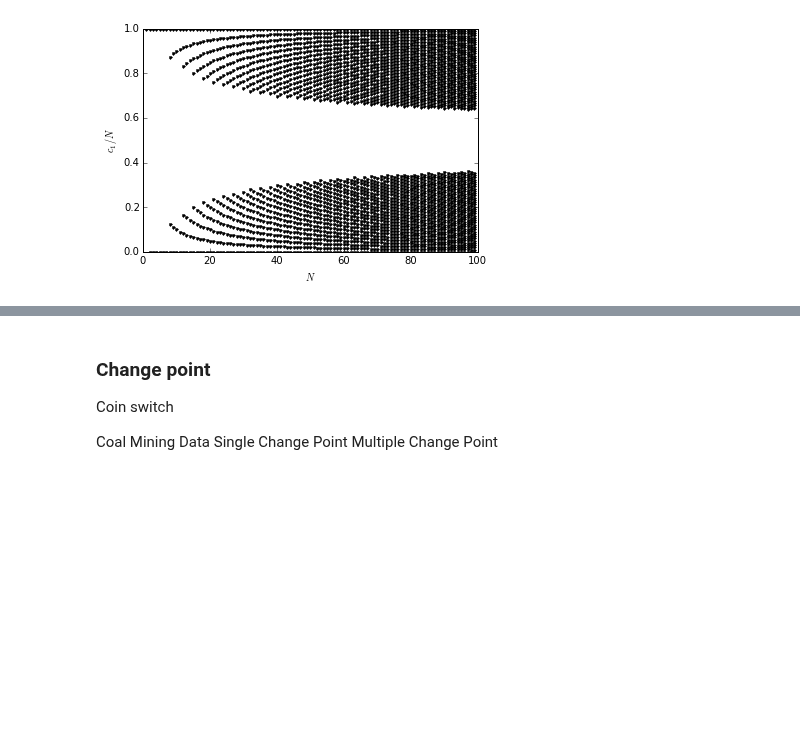
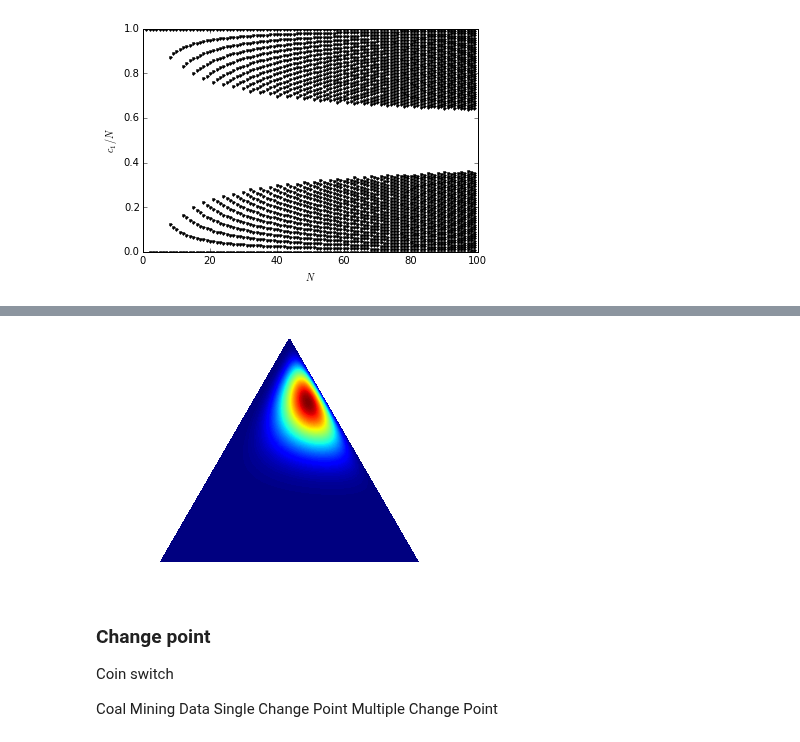
Before and after one commit to atcemgil/notes, a Jupyter notebook: ModelingExamples.ipynb, the cells around one changed output, grey strips where cells are left out. Saved outputs shown, nothing was run; the diff lists cells and outputs as text; code cells hidden in the pictures; blank space fills up the shorter version.

```diff
--- a/ModelingExamples.ipynb
+++ b/ModelingExamples.ipynb
@@ -389,3 +449,7 @@ plt.show()
+# %%
+draw_pdf_contours(Dirichlet([1.99, 3.99, 10.99]))
+# %% [output]
+[figure, added]
 # %% [markdown]
 ### Change point
 Coin switch
```
Also changed, not shown: parts of 12 cells of this notebook, 1 other file.
